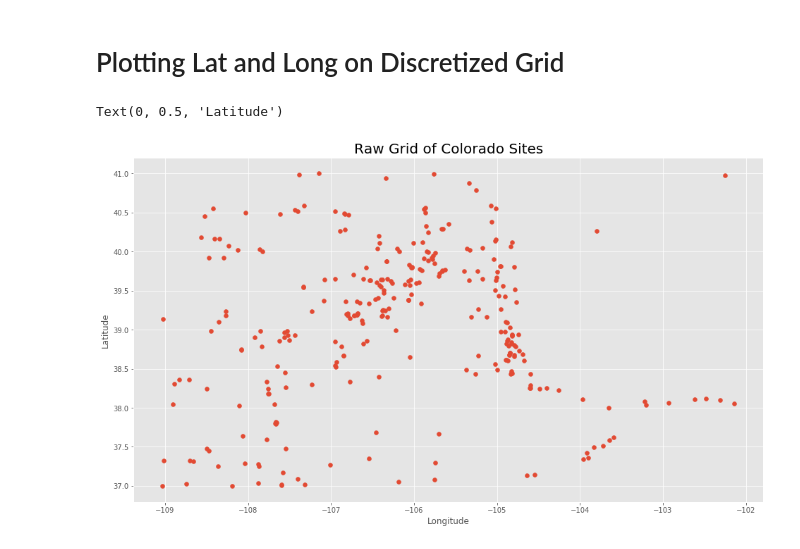
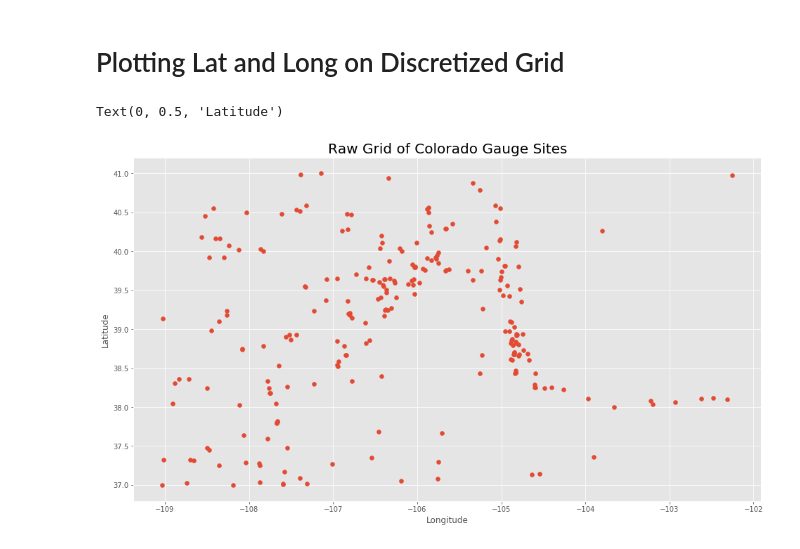
Before and after one commit to DSTG1/team-project, a Jupyter notebook: data_mining_streamflow.ipynb, the cells around one changed output. Drawn from its saved outputs; the diff is of its cells as text; code cells hidden in the pictures.

```diff
--- a/data_mining_streamflow.ipynb
+++ b/data_mining_streamflow.ipynb
@@ -44,11 +50,11 @@ The total length of samples (days) is 3713.
 5 rows × 374 columns
 # %%
 # Decide which sites to keep
-tol = 0.05 # we discard any site that has more than X% of the days missing
+tol = 0.025 # we discard any site that has more than X% of the days missing
 site_nan_counts = all_data.isnull().sum(axis = 0).values
 
 # Remove columns that do not satisfy length
-boolean_column_drop = site_nan_counts <= int(tol*n)
+boolean_column_drop = site_nan_counts <= 0
 data = all_data[all_data.columns[boolean_column_drop]]
 site_nan_counts_new = data.isnull().sum(axis = 0).values
 
@@ -121,18 +127,18 @@ Example of first two sites:
 # %%
 # Saving lat and long as euclidean (projection needed technically)
 x = []
 y = []
 
 # Iterate through dictionary
 for key, site in site_coor.items():
     x.append(site['lon'])
     y.append(site['lat'])
 
 # Raw Plot
 plt.scatter(x, y)
-plt.title('Raw Grid of Colorado Sites', fontsize='20')
+plt.title('Raw Grid of Colorado Gauge Sites', fontsize='20')
 plt.xlabel('Longitude')
 plt.ylabel('Latitude')
 # %% [output]
 Text(0, 0.5, 'Latitude')
-[figure, old version]
+[figure, new version]
```
Also changed, not shown: parts of 15 cells of this notebook, 2 other files.
